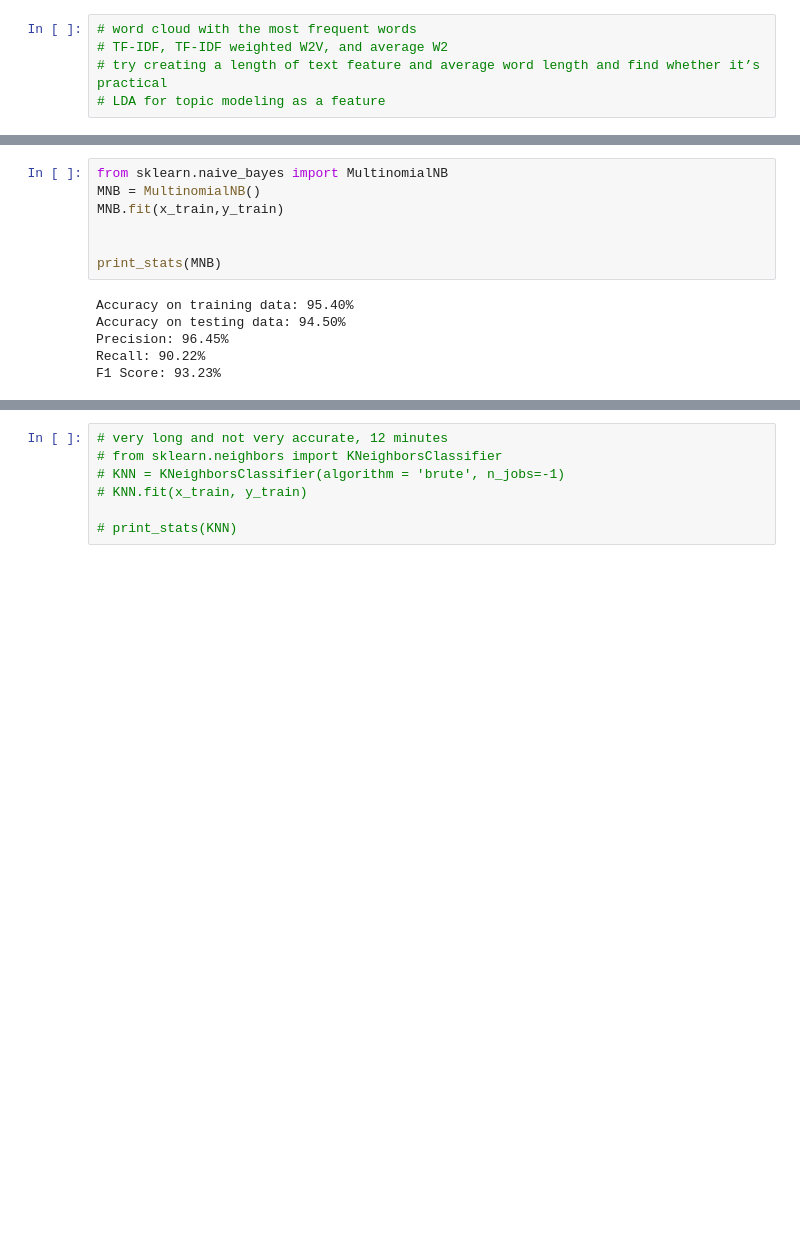
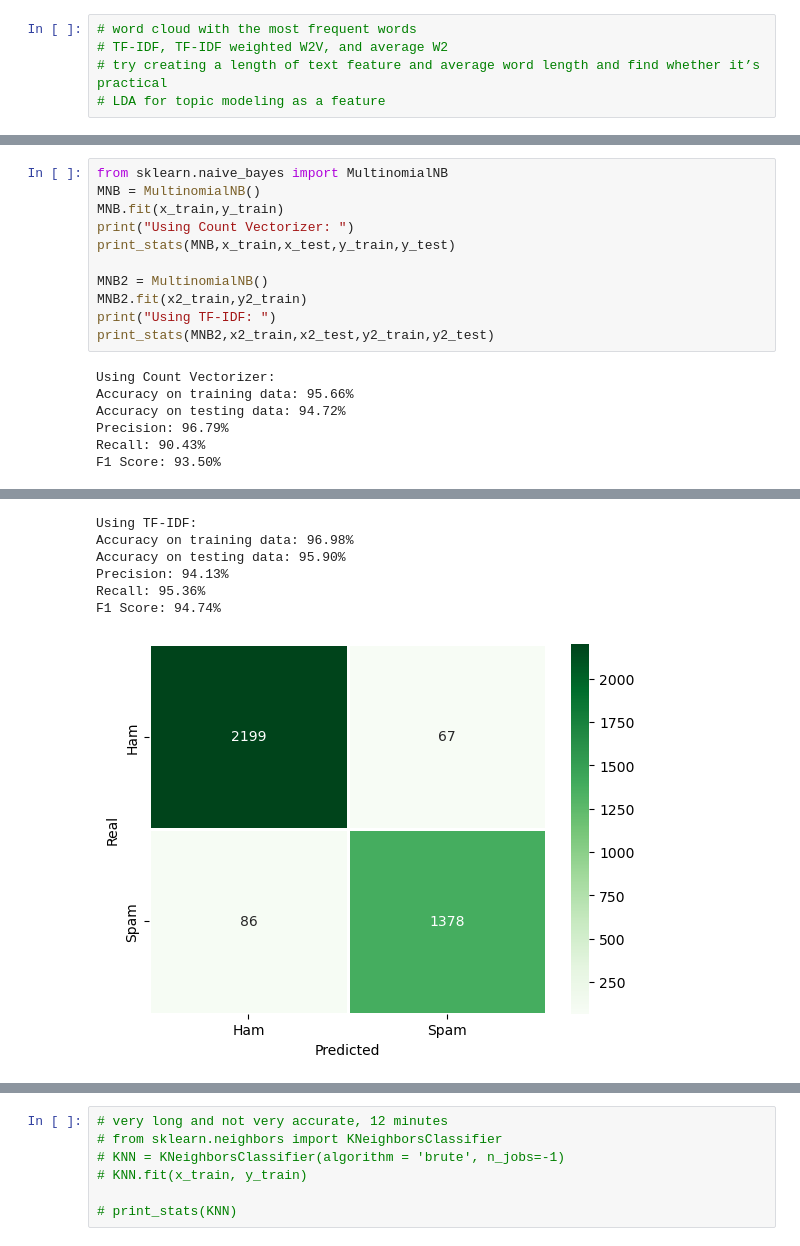
Before and after one commit to phoenixday/ml-algorithms, a Jupyter notebook: spam-ham-emails.ipynb, the cells around one changed output, grey strips where cells are left out. Cells and saved outputs as stored; diff of their text form; blank space fills up the shorter version.

```diff
--- a/spam-ham-emails.ipynb
+++ b/spam-ham-emails.ipynb
@@ -310,17 +399,29 @@ F1 Score: 81.73%
 # %%
 from sklearn.naive_bayes import MultinomialNB
 MNB = MultinomialNB()
 MNB.fit(x_train,y_train)
+print("Using Count Vectorizer: ")
+print_stats(MNB,x_train,x_test,y_train,y_test)
 
-
-print_stats(MNB)
+MNB2 = MultinomialNB()
+MNB2.fit(x2_train,y2_train)
+print("Using TF-IDF: ")
+print_stats(MNB2,x2_train,x2_test,y2_train,y2_test)
 # %% [output]
-Accuracy on training data: 95.40%
-Accuracy on testing data: 94.50%
-Precision: 96.45%
-Recall: 90.22%
-F1 Score: 93.23%
+Using Count Vectorizer:
+Accuracy on training data: 95.66%
+Accuracy on testing data: 94.72%
+Precision: 96.79%
+Recall: 90.43%
+F1 Score: 93.50%
 [figure]
+Using TF-IDF:
+Accuracy on training data: 96.98%
+Accuracy on testing data: 95.90%
+Precision: 94.13%
+Recall: 95.36%
+F1 Score: 94.74%
+[figure, added]
 # %%
 from sklearn.linear_model import LogisticRegression
 LR = LogisticRegression(max_iter=1000)
```
Also changed, not shown: parts of 44 cells of this notebook.
